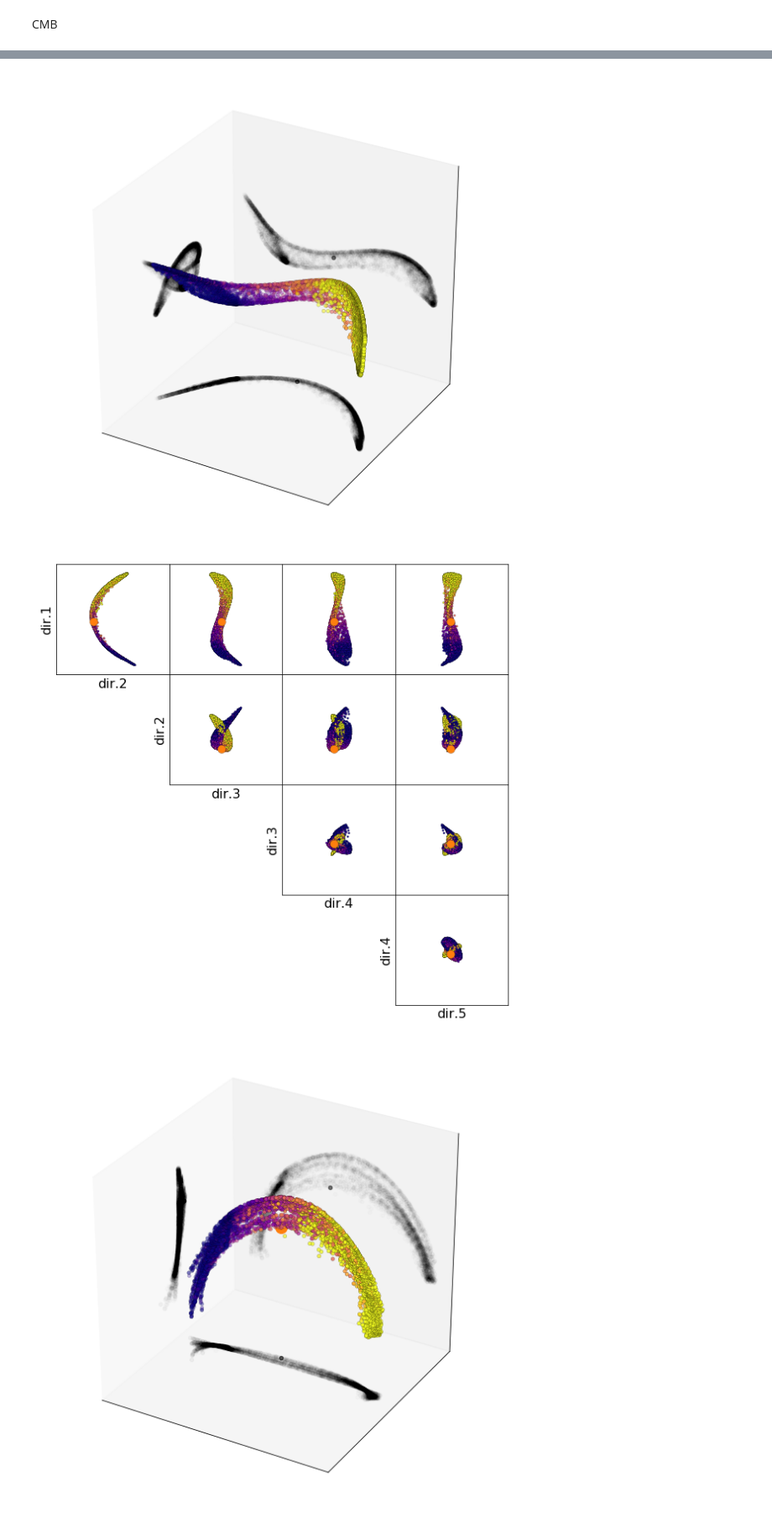
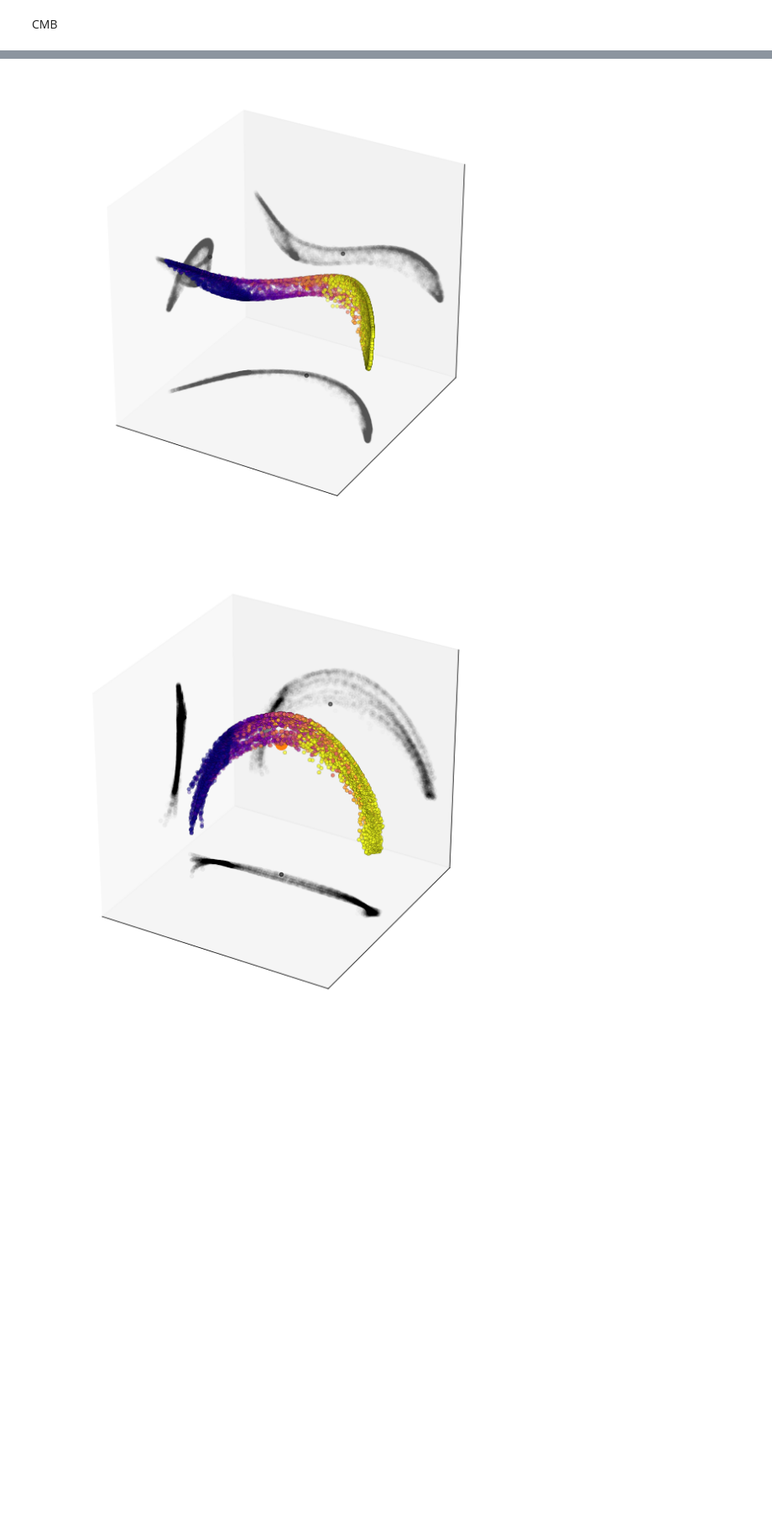
Before and after one commit to katnquinn/IntensiveEmbedding, a Jupyter notebook: all plots.ipynb, the cells around one changed output, grey strips where cells are left out. Shown at 84% size. Saved outputs shown, nothing was run; the diff lists cells and outputs as text; code cells hidden in the pictures; blank space fills up the shorter version.

```diff
--- a/all plots.ipynb
+++ b/all plots.ipynb
@@ -51,8 +51,14 @@ def plot3D(px,py,pz,clist,emphPoints = [],cmap='plasma',title='',shadow=False,us
         dots = np.array(np.dot(viewVect,p))
         sort = dots.argsort()
 
-        fig = plt.figure(figsize = (10,10))
+        fig, ax = plt.subplots(figsize = (10,10))
+
+        ax.set_alpha(0)
+        ax.axis('off')
+
         ax = fig.gca(projection='3d')
+
+        ax.patch.set_alpha(0)
 
         Xdist = px.max() - px.min()
         Xcntr = (px.max() + px.min())/2.0
@@ -216,15 +209,14 @@ CMB
 # %%
 #3D plots
 proj = cmbProj
 px = proj[:,0]
 py = -proj[:,1]
 pz = proj[:,2]
 clist = [np.log10(param['scalar_amp(1)']) for param in cmbParams]
 plot3D(px,py,pz,clist,emphPoints=[0],shadow=True)
-trianglePlot(proj,clist,dim=4,hideAxes=True,emphPoints=[0])
+#trianglePlot(proj,clist,dim=4,hideAxes=True,emphPoints=[0])
 # %% [output]
-[figure, old version]
+[figure, new version]
-[figure, removed]
 # %%
 #3D plot of diffusion map
 py = -projDiff[:,0]
```
Also changed, not shown: parts of 11 cells of this notebook.
